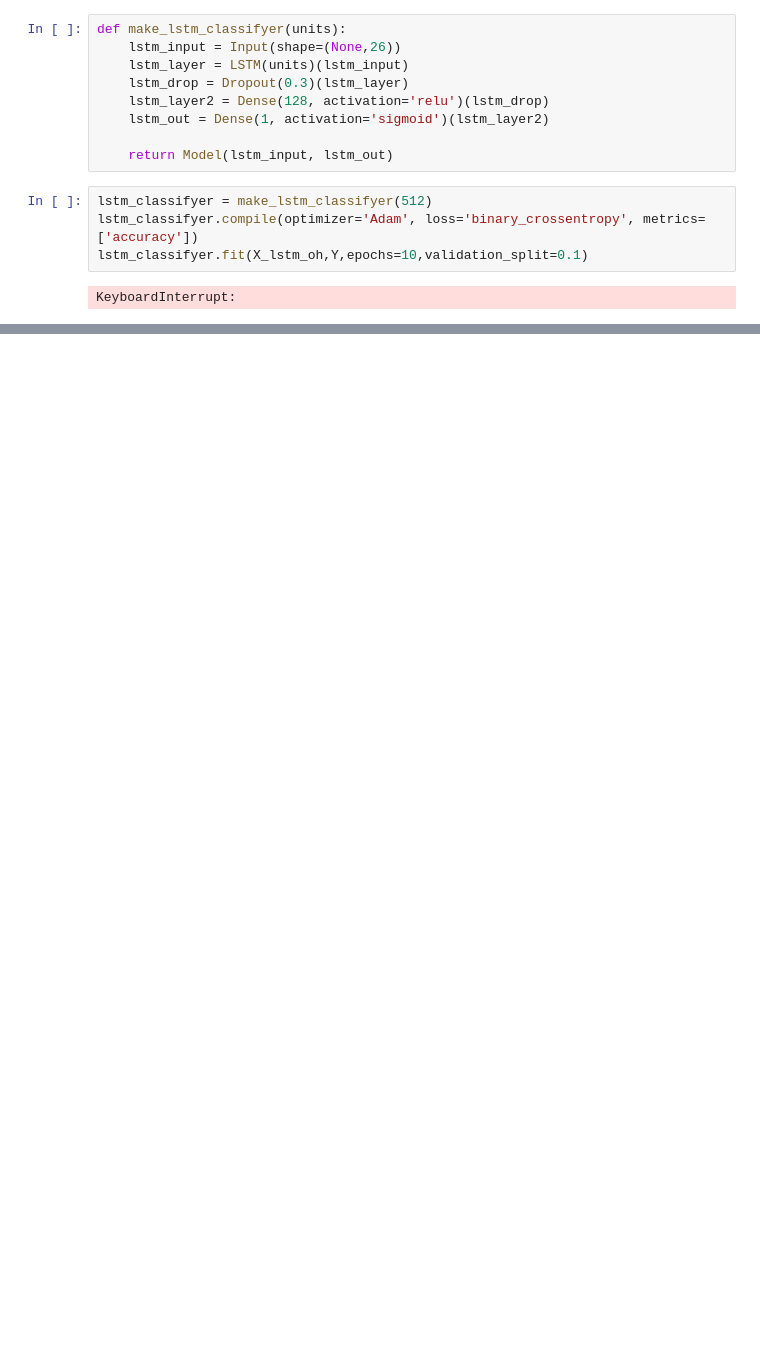
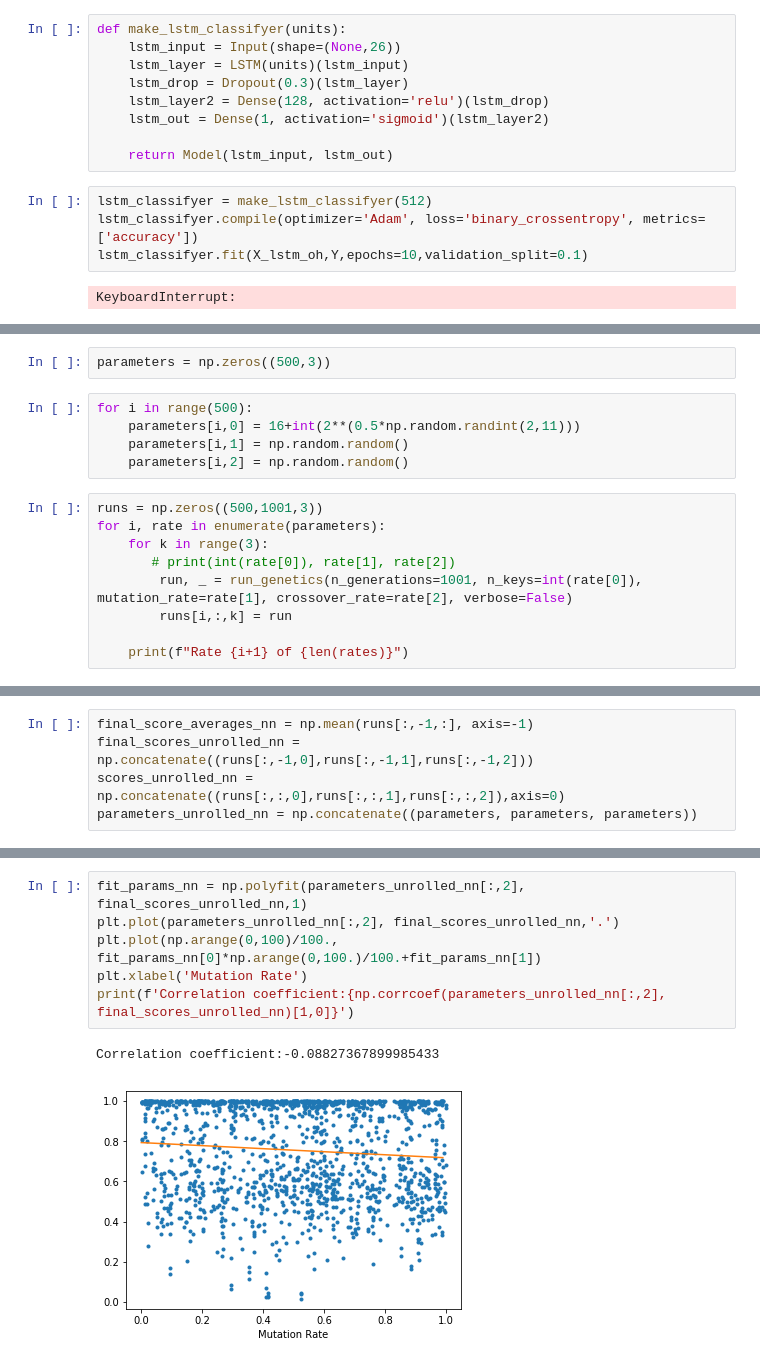
Before and after one commit to psabellagarnier/codebreaking, a Jupyter notebook: decrypt_small.ipynb, the cells around one changed output, grey strips where cells are left out. Saved outputs shown, nothing was run; the diff lists cells and outputs as text; blank space fills up the shorter version.

```diff
--- a/decrypt_small.ipynb
+++ b/decrypt_small.ipynb
@@ -480,0 +272,16 @@ foo.bar
+# %%
+parameters = np.zeros((500,3))
+# %%
+for i in range(500):
+    parameters[i,0] = 16+int(2**(0.5*np.random.randint(2,11)))
+    parameters[i,1] = np.random.random()
+    parameters[i,2] = np.random.random()
+# %%
+runs = np.zeros((500,1001,3))
+for i, rate in enumerate(parameters):
+    for k in range(3):
+       # print(int(rate[0]), rate[1], rate[2])
+        run, _ = run_genetics(n_generations=1001, n_keys=int(rate[0]), mutation_rate=rate[1], crossover_rate=rate[2], verbose=False)
+        runs[i,:,k] = run
+
+    print(f"Rate {i+1} of {len(rates)}")
@@ -480,0 +309,5 @@ foo.bar
+# %%
+final_score_averages_nn = np.mean(runs[:,-1,:], axis=-1)
+final_scores_unrolled_nn = np.concatenate((runs[:,-1,0],runs[:,-1,1],runs[:,-1,2]))
+scores_unrolled_nn = np.concatenate((runs[:,:,0],runs[:,:,1],runs[:,:,2]),axis=0)
+parameters_unrolled_nn = np.concatenate((parameters, parameters, parameters))
@@ -480,0 +323,9 @@ foo.bar
+# %%
+fit_params_nn = np.polyfit(parameters_unrolled_nn[:,2], final_scores_unrolled_nn,1)
+plt.plot(parameters_unrolled_nn[:,2], final_scores_unrolled_nn,'.')
+plt.plot(np.arange(0,100)/100., fit_params_nn[0]*np.arange(0,100.)/100.+fit_params_nn[1])
+plt.xlabel('Mutation Rate')
+print(f'Correlation coefficient:{np.corrcoef(parameters_unrolled_nn[:,2], final_scores_unrolled_nn)[1,0]}')
+# %% [output]
+Correlation coefficient:-0.08827367899985433
+[figure, added]
```
Also changed, not shown: parts of 73 cells of this notebook, 1 other file.
